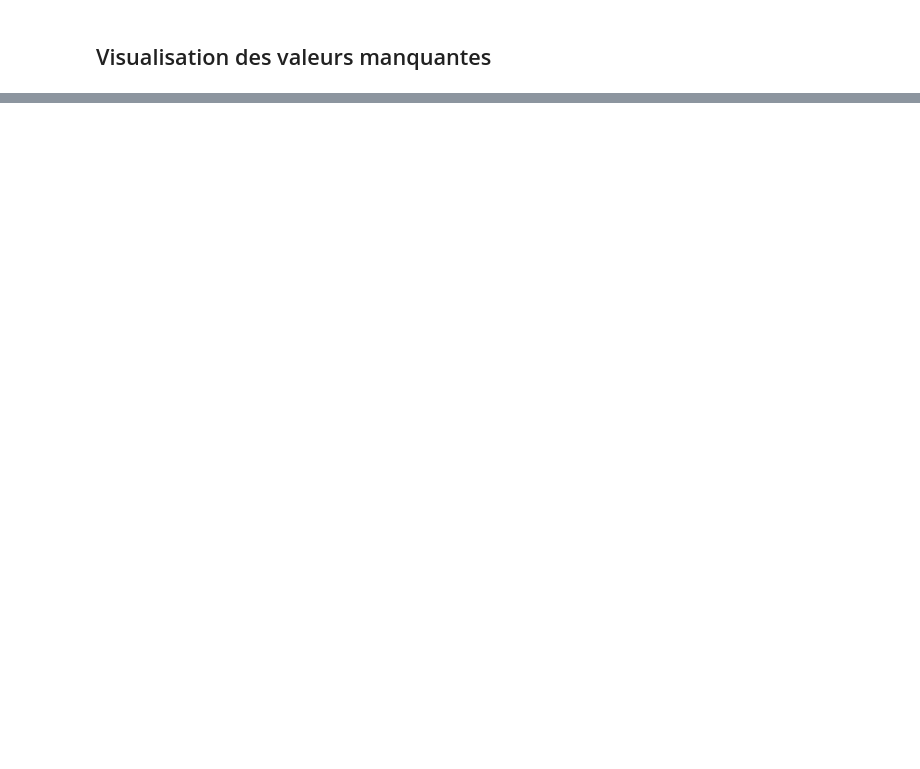
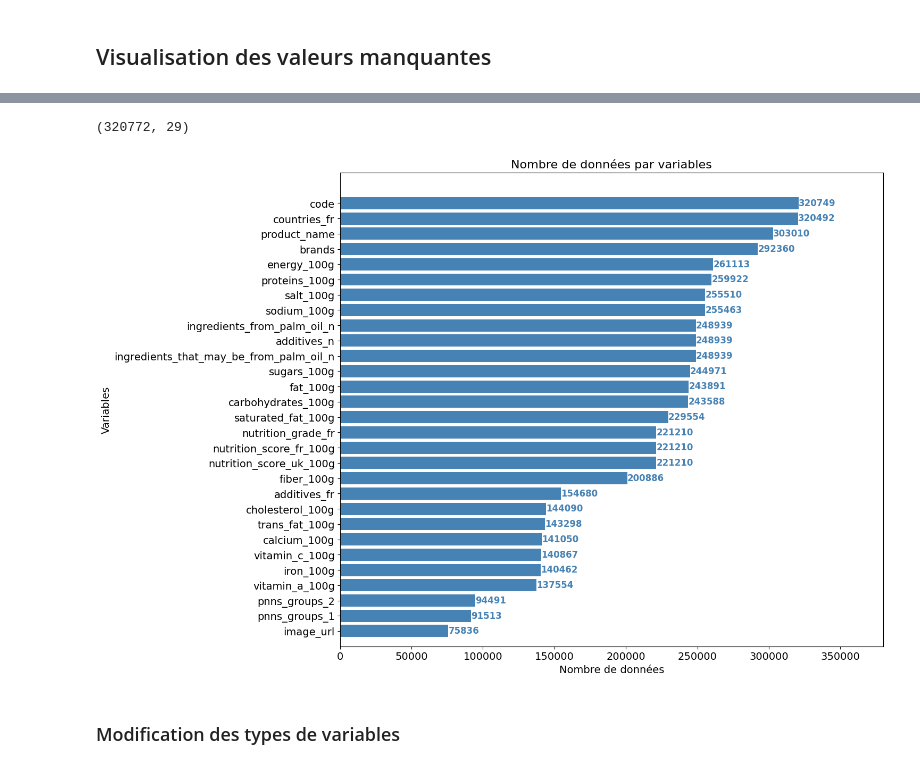
Before and after one commit to TheoChastrePradat/OC_DataScientist_P3, a Jupyter notebook: Projet_3/Script/OpenFoodFacts.ipynb, the cells around one changed output, grey strips where cells are left out. Saved outputs shown, nothing was run; the diff lists cells and outputs as text; code cells hidden in the pictures; blank space fills up the shorter version.

```diff
--- a/Projet_3/Script/OpenFoodFacts.ipynb
+++ b/Projet_3/Script/OpenFoodFacts.ipynb
@@ -581,0 +584,14 @@ plt.show()
+# %%
+data_work_nan = round((data_retained.isna().sum() / data_retained.shape[0]) * 100, 2)
+cols = data_retained.columns.tolist()
+
+# Conservation seulement des variables avec valeurs manquantes >= 80%
+seuil = 80
+cols_a_garder = data_work_nan[data_work_nan.values < seuil].index.tolist()
+
+cols_info_gen_supprimees = [col for col in cols if col not in cols_a_garder]
+
+data_retained = data_retained[cols_a_garder]
+
+print(f'Liste des variables éliminées :\n{cols_info_gen_supprimees}\n')
+print(f'Liste des variables conservées :\n{cols_a_garder}')
@@ -581,0 +604,30 @@ plt.show()
+# %%
+data_retained.shape
+# %% [output]
+(320772, 29)
+# %%
+# Répartition des valeurs renseignées par variables
+fig, ax = plt.subplots(figsize=(15, 10))
+
+# Graphique ligne 1, colonne 1 ------------------
+# Répartition des valeurs renseignées par variables
+present = data_retained.count()
+present.sort_values(inplace=True)
+ax.barh(y=present.index, width=present.values, color='SteelBlue')
+for i, v in enumerate(present):
+    ax.text(v + 5, i - .15, str(v), color='SteelBlue',
+            fontsize=12, fontweight='bold')
+ax.set_title('Nombre de données par variables', fontsize=16)
+ax.set_xlabel('Nombre de données', fontsize=14)
+ax.set_ylabel('Variables', fontsize=14)
+ax.tick_params(labelsize=14)
+ax.set_xlim([0, 380000])
+ax.set_ylim([-1, 30])
+ax.grid(False)
+
+fig.tight_layout()
+plt.show()
+# %% [output]
+[figure, added]
+# %% [markdown]
+### Modification des types de variables
```
Also changed, not shown: parts of 36 cells of this notebook.
